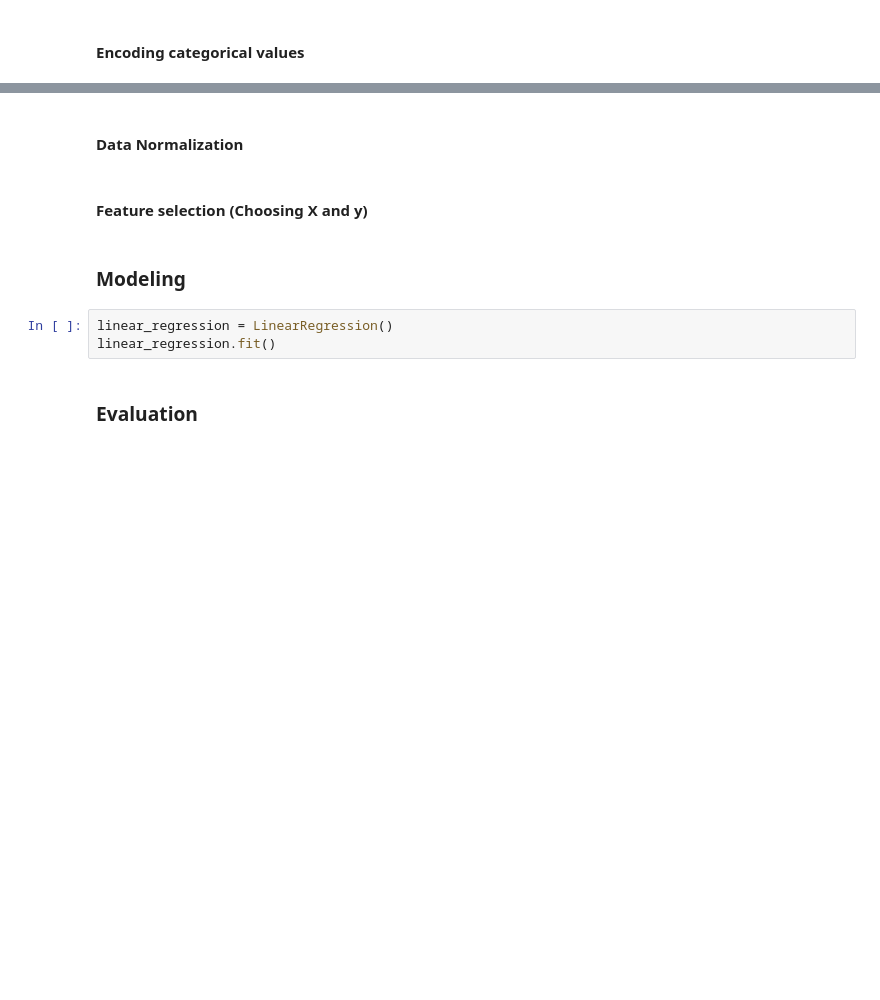
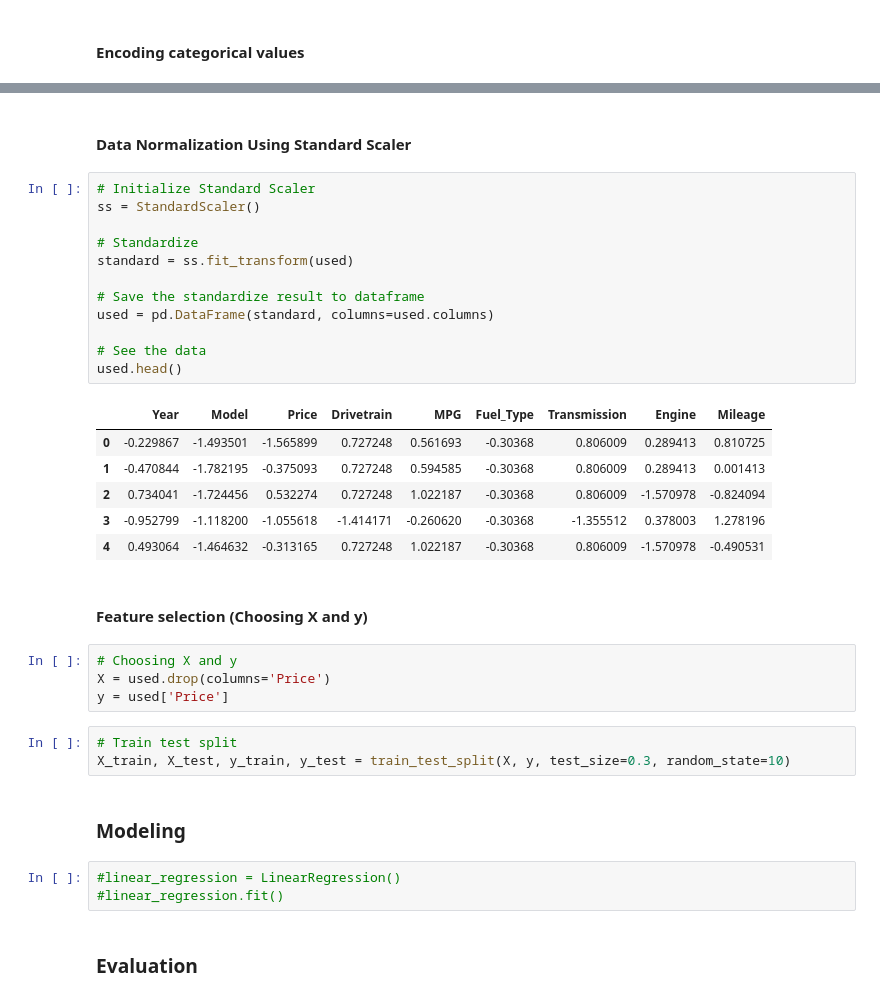
Before and after one commit to daff00/Honda-UsedCarPrice-Prediction, a Jupyter notebook: Project DATMOD.ipynb, the cells around one changed output, grey strips where cells are left out. Drawn from its saved outputs; the diff is of its cells as text; blank space fills up the shorter version.

Commit message:
Update Project DATMOD.ipynb
Data Prep Done

```diff
--- a/Project DATMOD.ipynb
+++ b/Project DATMOD.ipynb
@@ -383,13 +378,39 @@ See the caveats in the documentation: https://pandas.pydata.org/pandas-docs/stab
 | 607 | 2014 | 26 | 252913242 | 2 | 37 | 2 | 8 | 25 | 105979 |
 | 609 | 2020 | 14 | 350311176 | 5 | 76 | 2 | 20 | 3 | 32910 |
 # %% [markdown]
-#### Data Normalization
+#### Data Normalization Using Standard Scaler
+# %%
+# Initialize Standard Scaler
+ss = StandardScaler()
+
+# Standardize
+standard = ss.fit_transform(used)
+
+# Save the standardize result to dataframe
+used = pd.DataFrame(standard, columns=used.columns)
+
+# See the data
+used.head()
+# %% [output]
+|  | Year | Model | Price | Drivetrain | MPG | Fuel_Type | Transmission | Engine | Mileage |
+| 0 | -0.229867 | -1.493501 | -1.565899 | 0.727248 | 0.561693 | -0.30368 | 0.806009 | 0.289413 | 0.810725 |
+| 1 | -0.470844 | -1.782195 | -0.375093 | 0.727248 | 0.594585 | -0.30368 | 0.806009 | 0.289413 | 0.001413 |
+| 2 | 0.734041 | -1.724456 | 0.532274 | 0.727248 | 1.022187 | -0.30368 | 0.806009 | -1.570978 | -0.824094 |
+| 3 | -0.952799 | -1.118200 | -1.055618 | -1.414171 | -0.260620 | -0.30368 | -1.355512 | 0.378003 | 1.278196 |
+| 4 | 0.493064 | -1.464632 | -0.313165 | 0.727248 | 1.022187 | -0.30368 | 0.806009 | -1.570978 | -0.490531 |
 # %% [markdown]
 #### Feature selection (Choosing X and y)
+# %%
+# Choosing X and y
+X = used.drop(columns='Price')
+y = used['Price']
+# %%
+# Train test split
+X_train, X_test, y_train, y_test = train_test_split(X, y, test_size=0.3, random_state=10)
 # %% [markdown]
 ### Modeling
 # %%
-linear_regression = LinearRegression()
-linear_regression.fit()
+#linear_regression = LinearRegression()
+#linear_regression.fit()
 # %% [markdown]
 ### Evaluation
```
Also changed, not shown: parts of 3 cells of this notebook.
